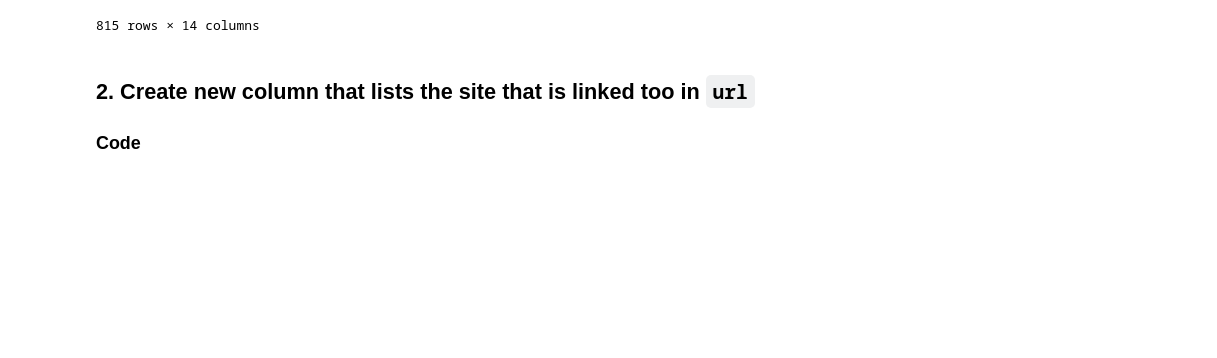
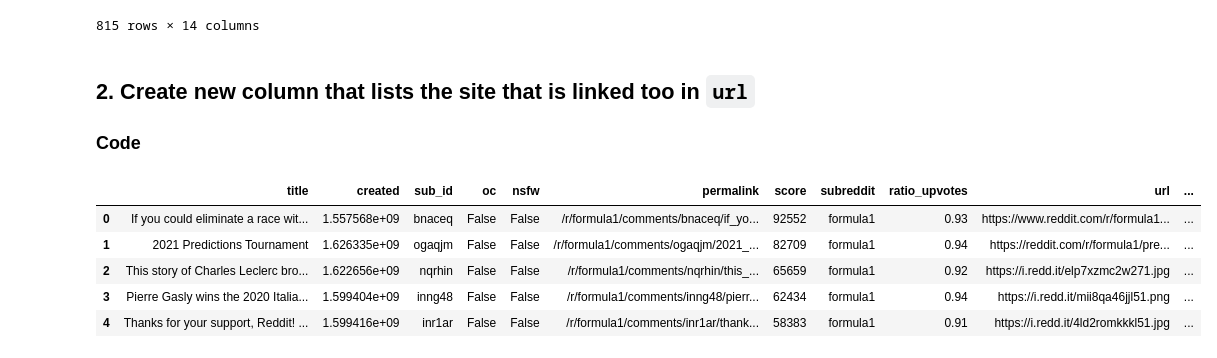
Before and after one commit to MarkBVR/subreddit-analysis, a Jupyter notebook: clean_and_tidy.ipynb, the cells around one changed output. Cells and saved outputs as stored; diff of their text form; code cells hidden in the pictures; blank space fills up the shorter version.

Commit message:
Create website column from url column

```diff
--- a/clean_and_tidy.ipynb
+++ b/clean_and_tidy.ipynb
@@ -48,3 +48,14 @@ df.query('flair2 == "r/all"')
 # %% [markdown]
 ## 2. Create new column that lists the site that is linked too in `url`
 ### Code
+# %%
+df['website'] = df['url'].str.extract(r'^(.*(\.[a-zA-Z]+)+).*$', expand=True)
+# %%
+df.head()
+# %% [output]
+|  | title | created | sub_id | oc | nsfw | permalink | score | subreddit | ratio_upvotes | url | ... |
+| 0 | If you could eliminate a race wit... | 1.557568e+09 | bnaceq | False | False | /r/formula1/comments/bnaceq/if_yo... | 92552 | formula1 | 0.93 | https://www.reddit.com/r/formula1... | ... |
+| 1 | 2021 Predictions Tournament | 1.626335e+09 | ogaqjm | False | False | /r/formula1/comments/ogaqjm/2021_... | 82709 | formula1 | 0.94 | https://reddit.com/r/formula1/pre... | ... |
+| 2 | This story of Charles Leclerc bro... | 1.622656e+09 | nqrhin | False | False | /r/formula1/comments/nqrhin/this_... | 65659 | formula1 | 0.92 | https://i.redd.it/elp7xzmc2w271.jpg | ... |
+| 3 | Pierre Gasly wins the 2020 Italia... | 1.599404e+09 | inng48 | False | False | /r/formula1/comments/inng48/pierr... | 62434 | formula1 | 0.94 | https://i.redd.it/mii8qa46jjl51.png | ... |
+| 4 | Thanks for your support, Reddit! ... | 1.599416e+09 | inr1ar | False | False | /r/formula1/comments/inr1ar/thank... | 58383 | formula1 | 0.91 | https://i.redd.it/4ld2romkkkl51.jpg | ... |
```
Also changed, not shown: parts of 2 cells of this notebook.
